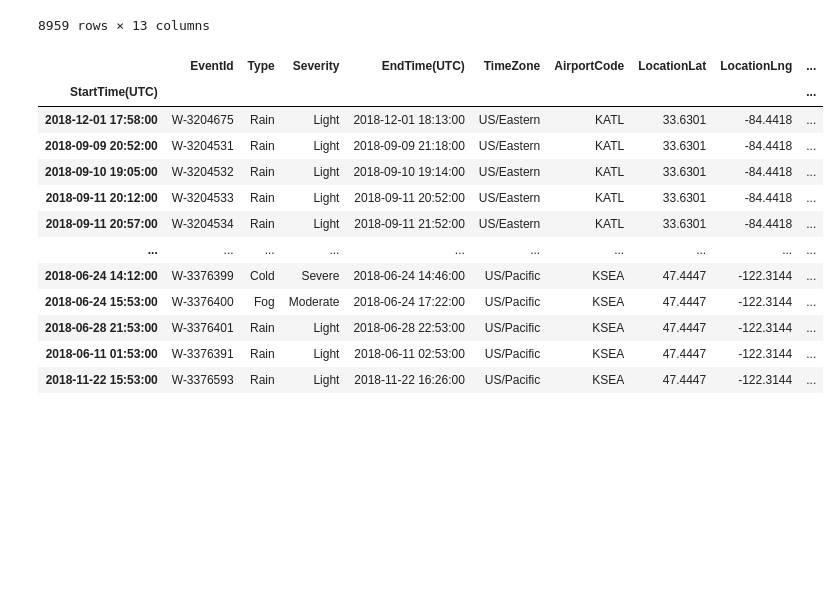
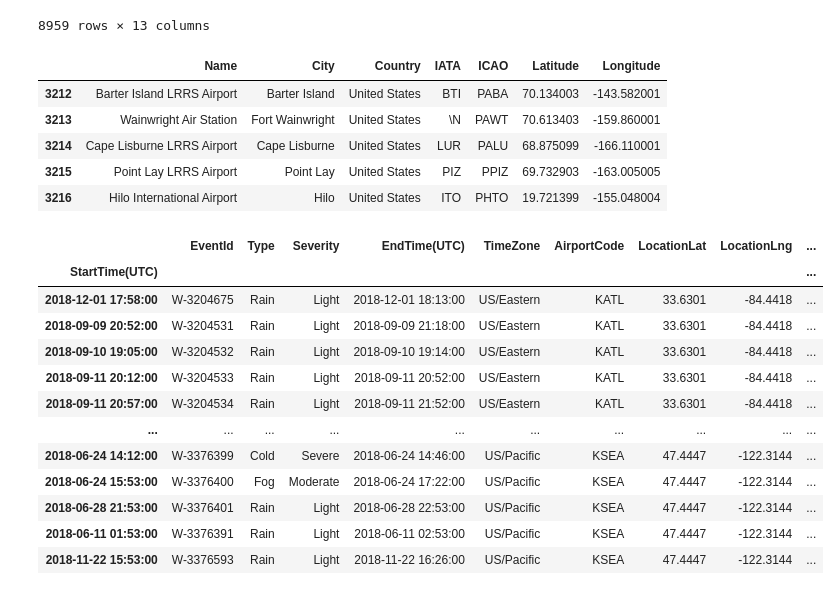
Before and after one commit to guedanie/flight_delay_predictor, a Jupyter notebook: weather_exploration.ipynb, the cells around one changed output. Saved outputs shown, nothing was run; the diff lists cells and outputs as text; code cells hidden in the pictures; blank space fills up the shorter version.

```diff
--- a/weather_exploration.ipynb
+++ b/weather_exploration.ipynb
@@ -69,6 +69,15 @@ top_airports = ["ATL", "LAX", "ORD", "DFW", "DEN", "JFK", "SFO", "SEA", "LAS", "
 airport_codes = pd.read_csv("https://storage.googleapis.com/kagglesdsdata/datasets%2F626214%2F1116273%2Fairports.csv?GoogleAccessId=gcp-kaggle-com@kaggle-161607.iam.gserviceaccount.com&Expires=1594952131&Signature=CbuLdZR%2B9YkSTVhPslvV67WILvcTGa1EnhtSpZza10YkL2ccV6HIZLkikKrkF%2BEgwFySBM88hZ4Gp9aqZqA5s5BC%2FL7l71dpdyM8PkBWxtmvJkEYuPYxPvzwt2M10q7T4TzK1mFzUUwPz1CtvLcBdx%2F3GJgd5z4nSGepU3SkoalQHJ4JUQ0SpE5liZiCJ2SB%2FTA4fcz62TvAKv21Jwe7oq4q8CnrG6rvSjW5uRDkvKXDc1sXH2WG2CIZYyt%2FKz2B%2BJsi2iZ9AS9dAhbLO8GVOP6EhtIA9%2ForRmxuBStdXY%2BY1lojJaekb9agtbNS5wAIr%2Fkk0LUHmKPxt7b6jTiLtQ%3D%3D")
 # %%
 airport_codes = airport_codes[airport_codes.Country == "United States"]
+# %%
+airport_codes.head()
+# %% [output]
+|  | Name | City | Country | IATA | ICAO | Latitude | Longitude |
+| 3212 | Barter Island LRRS Airport | Barter Island | United States | BTI | PABA | 70.134003 | -143.582001 |
+| 3213 | Wainwright Air Station | Fort Wainwright | United States | \N | PAWT | 70.613403 | -159.860001 |
+| 3214 | Cape Lisburne LRRS Airport | Cape Lisburne | United States | LUR | PALU | 68.875099 | -166.110001 |
+| 3215 | Point Lay LRRS Airport | Point Lay | United States | PIZ | PPIZ | 69.732903 | -163.005005 |
+| 3216 | Hilo International Airport | Hilo | United States | ITO | PHTO | 19.721399 | -155.048004 |
 # %%
 # airport_codes.to_csv("airport_codes.csv")
 # %%
```
Also changed, not shown: parts of 19 cells of this notebook.
